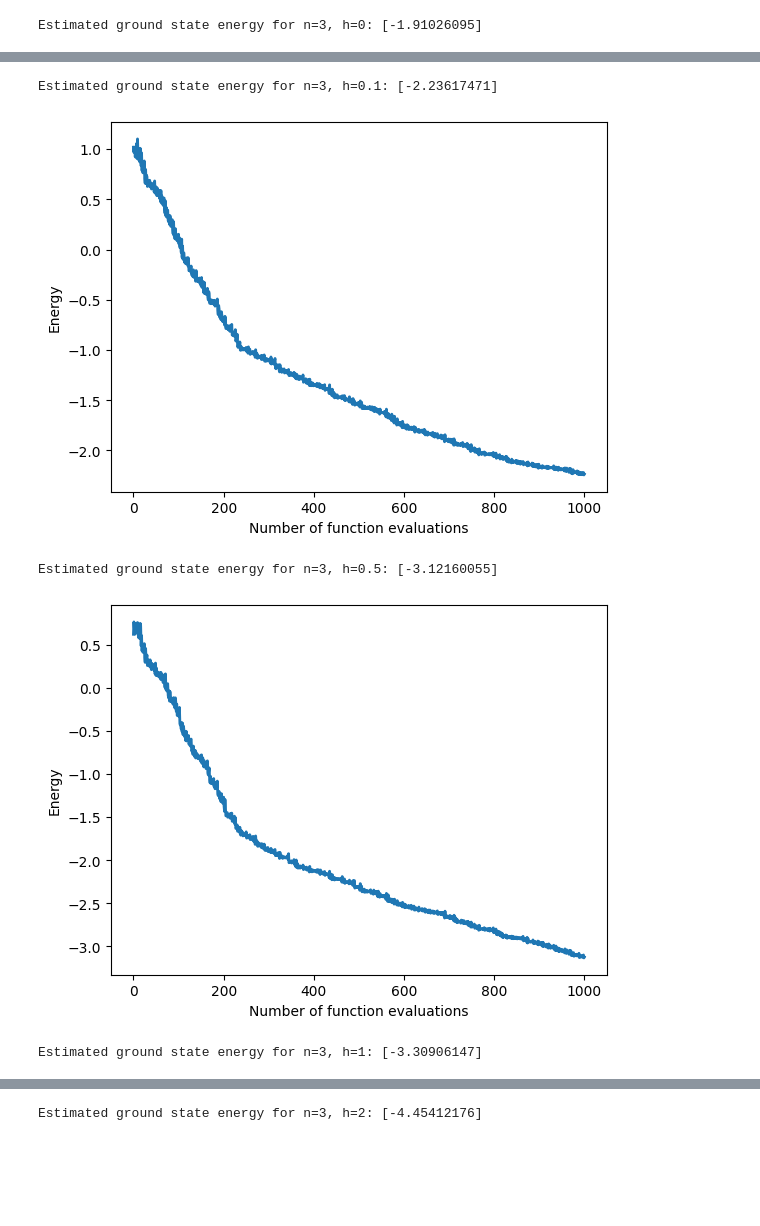
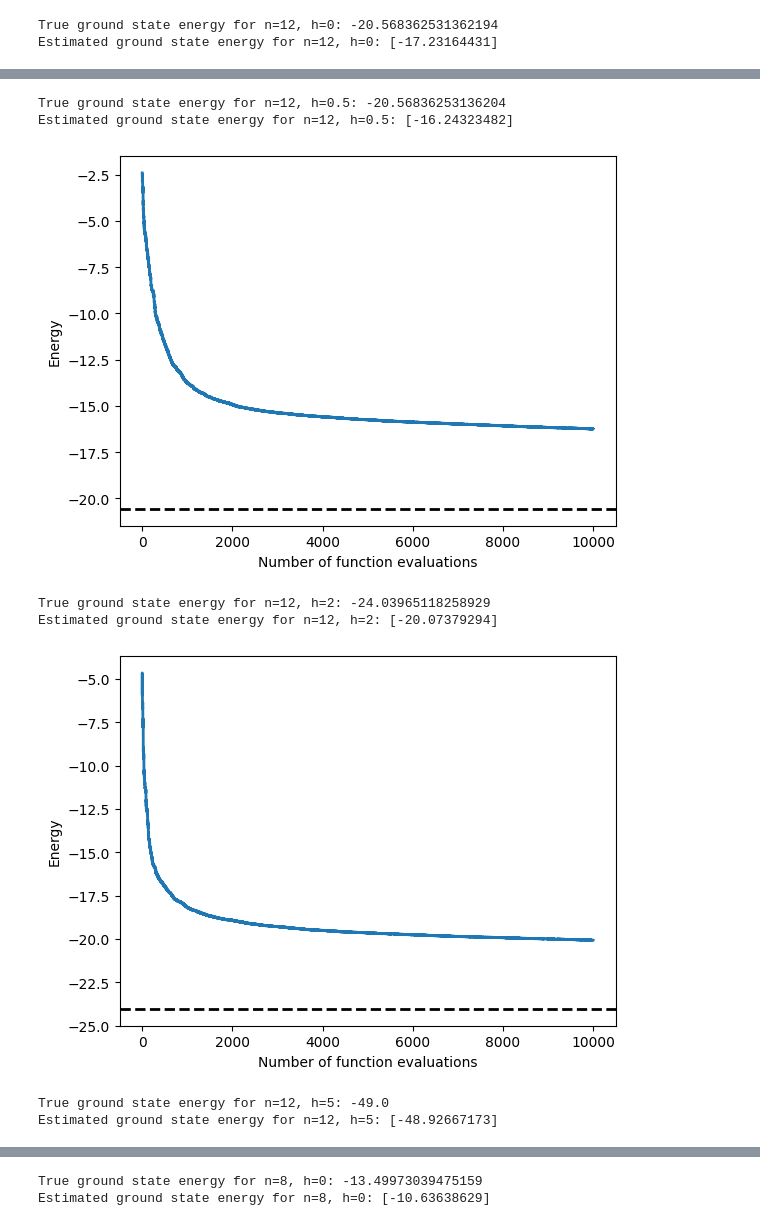
Before and after one commit to sumeetshirgure/dynemsim, a Jupyter notebook: HeisenbergChain/train.ipynb, the cells around one changed output, grey strips where cells are left out. Cells and saved outputs as stored; diff of their text form; code cells hidden in the pictures; blank space fills up the shorter version.

Commit message:
Update optimal parameters for Heisenberg Hamiltonian.

```diff
--- a/HeisenbergChain/train.ipynb
+++ b/HeisenbergChain/train.ipynb
@@ -30,9 +27,0 @@ keys = get_hdf5_keys('heis.hdf5')
-# %%
-num_sites = [3, 5, 10]
-couplings = [0, 0.1, 0.5, 1, 2, 3, 5]
-
-hamiltonians = dict()
-for n, h in product(num_sites, couplings) :
-    hamiltonian = read_qiskit_hdf5('heis.hdf5', f'graph-1D-grid-nonpbc-qubitnodes_Lx-{n}_h-{h}')
-    hamiltonians[(n, h)] = hamiltonian
-    print(n, h, hamiltonian)
@@ -125,8 +96,9 @@ def solve(x0, isa_ansatz, isa_observable, maxiter=150):
 
     return y_min, cost_history_dict
 # %%
-def visualize_results(results):
+def visualize_results(results, gse):
     plt.plot(results["cost_history"], lw=2)
+    plt.axhline(y=gse, color='black', linestyle='--', linewidth=2)
     plt.xlabel("Number of function evaluations")
     plt.ylabel("Energy")
     plt.show()
@@ -139,7 +111,14 @@ def train(n, h) :
     target = backend.target
     pm = generate_preset_pass_manager(optimization_level=3, target=target)
     isa_ansatz = pm.run(ansatz)
-    hamiltonian = hamiltonians[(n, h)]
+
+    hamiltonian = hamiltonian_generator.get_heisenberg_hamiltonian(n, h)
+
+    eigenvalues = np.linalg.eigvalsh(hamiltonian.to_matrix())
+    gse = np.min(eigenvalues)
+
+    print(f"True ground state energy for n={n}, h={h}: {gse}")
+
     isa_observable = hamiltonian.apply_layout(isa_ansatz.layout)
     isa_ansatz.draw("mpl", scale=0.6, style="iqp", fold=-1, idle_wires=False)
 
@@ -147,22 +126,22 @@ def train(n, h) :
     num_params = ansatz.num_parameters
     params = 2 * np.pi * np.random.random(num_params)
 
-    maxiter = 500
+    maxiter = 5000
     spsa_min, spsa_history = solve(
         params, isa_ansatz, isa_observable, maxiter=maxiter
     )
     print(f"Estimated ground state energy for n={n}, h={h}: {spsa_min}")
 
-    results = {
-        "spsa": spsa_history,
-    }
-
-    visualize_results(spsa_history)
+    visualize_results(spsa_history, gse)
 
     opt_params = spsa_history['prev_vector']
     np.save(f'params/params_{n}_{h}', opt_params)
 # %%
+num_sites = [12, 8, 5, 3]
+couplings = [0, 0.5, 2, 5]
+
 for n, h in product(num_sites, couplings) :
     train(n, h)
 # %% [output]
-Estimated ground state energy for n=3, h=0: [-1.91026095]
+True ground state energy for n=12, h=0: -20.568362531362194
+Estimated ground state energy for n=12, h=0: [-17.23164431]
@@ -170,5 +149,8 @@ Estimated ground state energy for n=3, h=0: [-1.91026095]
-Estimated ground state energy for n=3, h=0.1: [-2.23617471]
+True ground state energy for n=12, h=0.5: -20.56836253136204
+Estimated ground state energy for n=12, h=0.5: [-16.24323482]
-[figure, old version]
+[figure, new version]
-Estimated ground state energy for n=3, h=0.5: [-3.12160055]
+True ground state energy for n=12, h=2: -24.03965118258929
+Estimated ground state energy for n=12, h=2: [-20.07379294]
-[figure, old version]
+[figure, new version]
-Estimated ground state energy for n=3, h=1: [-3.30906147]
+True ground state energy for n=12, h=5: -49.0
+Estimated ground state energy for n=12, h=5: [-48.92667173]
@@ -176 +158,2 @@ Estimated ground state energy for n=3, h=1: [-3.30906147]
-Estimated ground state energy for n=3, h=2: [-4.45412176]
+True ground state energy for n=8, h=0: -13.49973039475159
+Estimated ground state energy for n=8, h=0: [-10.63638629]
```
Also changed, not shown: parts of 4 cells of this notebook, 30 other files.
